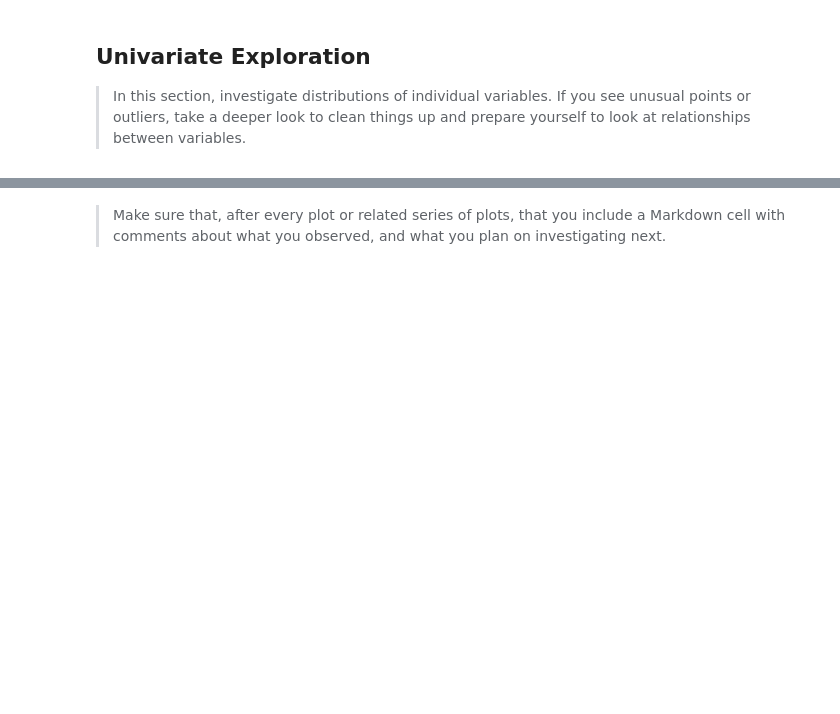
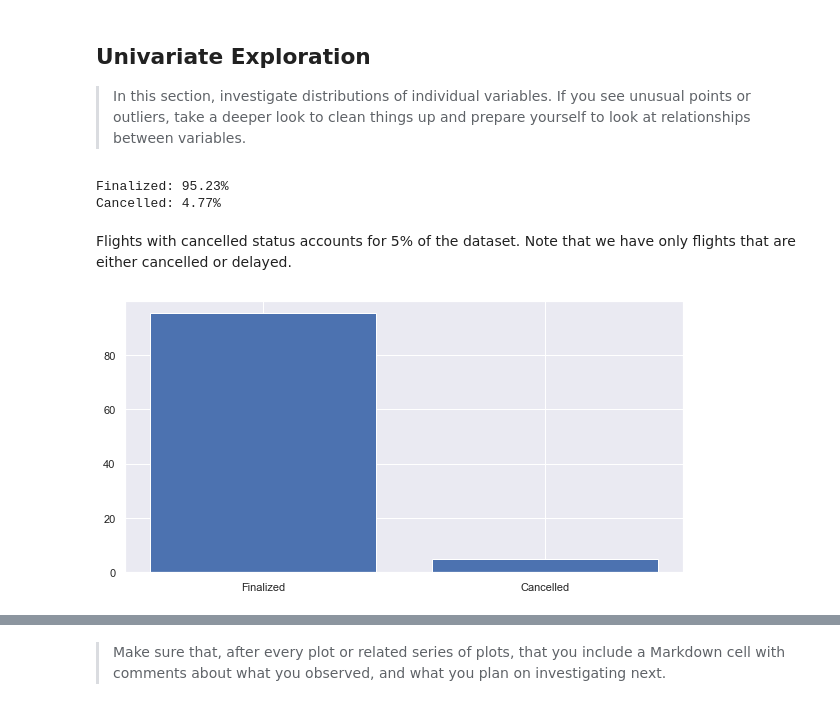
Before and after one commit to thaysmartinez/flights-data-exploration, a Jupyter notebook: exploration_template.ipynb, the cells around one changed output, grey strips where cells are left out. Cells and saved outputs as stored; diff of their text form; code cells hidden in the pictures; blank space fills up the shorter version.

```diff
--- a/exploration_template.ipynb
+++ b/exploration_template.ipynb
@@ -157,4 +143,22 @@ Although delay cause will give us a good indication of the reason a flight is de
 > In this section, investigate distributions of individual variables. If
 you see unusual points or outliers, take a deeper look to clean things up
 and prepare yourself to look at relationships between variables.
+# %%
+cancelled = df_flights.query('cancelled == 1').cancelled.count() / df_flights.shape[0] * 100
+finalized = (100 - cancelled)
+
+print('Finalized: {}%'.format(round(finalized, 2)))
+print('Cancelled: {}%'.format(round(cancelled, 2)))
+# %% [output]
+Finalized: 95.23%
+Cancelled: 4.77%
+# %% [markdown]
+Flights with cancelled status accounts for 5% of the dataset. Note that we have only flights that are either cancelled or delayed.
+# %%
+sb.set(style='darkgrid')
+plt.figure(figsize=[10, 5])
+
+ax = plt.bar(x = ['Finalized', 'Cancelled'], height=[finalized, cancelled], data=df_flights)
+# %% [output]
+[figure, added]
 # %%
```
Also changed, not shown: parts of 32 cells of this notebook.
